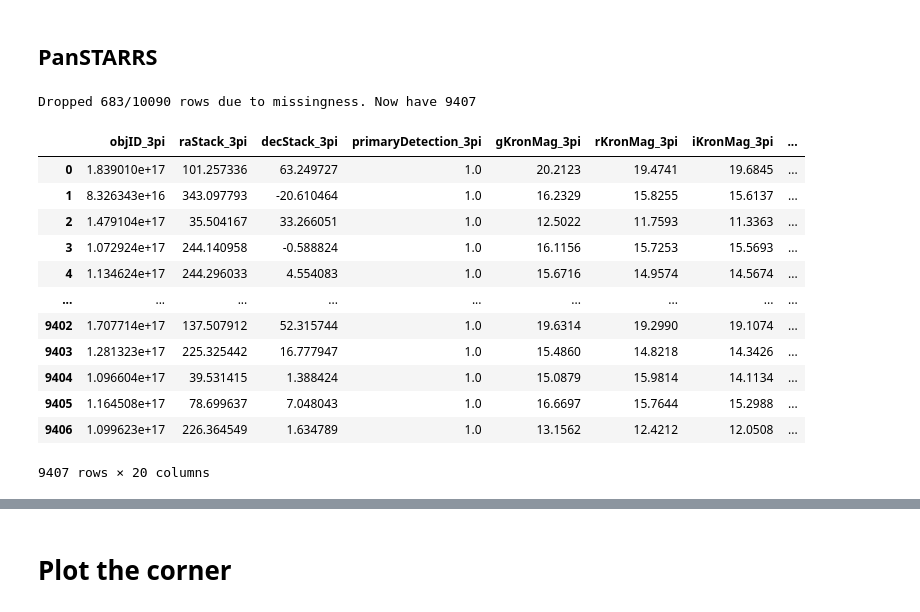
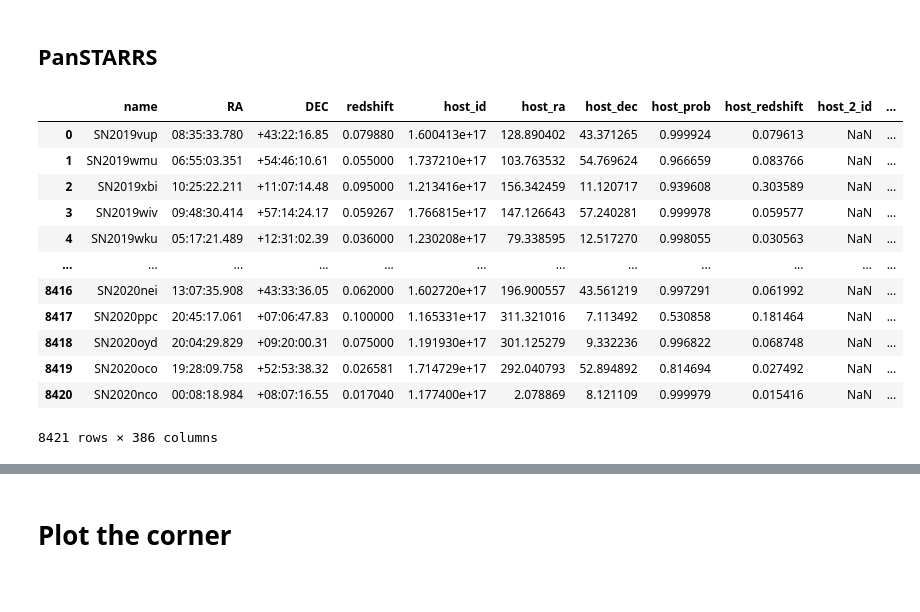
Before and after one commit to Adam-Boesky/astro_SPLASH, a Jupyter notebook: Paper/all_corner.ipynb, the cells around one changed output, grey strips where cells are left out. Drawn from its saved outputs; the diff is of its cells as text; code cells hidden in the pictures.

```diff
--- a/Paper/all_corner.ipynb
+++ b/Paper/all_corner.ipynb
@@ -270,23 +277,3 @@ prop_keys = ['angular_separation_arcsec', 'log_Mstar_best', 'log_SFR_best', 'red
 zou_props = zou_df[prop_keys].to_numpy()
 # %% [markdown]
 ## PanSTARRS
-# %%
-# Get the preprocessed pstar data
-panstarr_tab = ascii.read("/Users/adamboesky/Research/ay98/clean_data/panstarrs_hosts_pcc_final.ecsv", delimiter=' ', format='ecsv')
-panstarr_df = propocess_tab(panstarr_tab)
-panstarr_df
-# %% [output]
-Dropped 683/10090 rows due to missingness. Now have 9407
-|  | objID_3pi | raStack_3pi | decStack_3pi | primaryDetection_3pi | gKronMag_3pi | rKronMag_3pi | iKronMag_3pi | ... |
-| 0 | 1.839010e+17 | 101.257336 | 63.249727 | 1.0 | 20.2123 | 19.4741 | 19.6845 | ... |
-| 1 | 8.326343e+16 | 343.097793 | -20.610464 | 1.0 | 16.2329 | 15.8255 | 15.6137 | ... |
-| 2 | 1.479104e+17 | 35.504167 | 33.266051 | 1.0 | 12.5022 | 11.7593 | 11.3363 | ... |
-| 3 | 1.072924e+17 | 244.140958 | -0.588824 | 1.0 | 16.1156 | 15.7253 | 15.5693 | ... |
-| 4 | 1.134624e+17 | 244.296033 | 4.554083 | 1.0 | 15.6716 | 14.9574 | 14.5674 | ... |
-| ... | ... | ... | ... | ... | ... | ... | ... | ... |
-| 9402 | 1.707714e+17 | 137.507912 | 52.315744 | 1.0 | 19.6314 | 19.2990 | 19.1074 | ... |
-| 9403 | 1.281323e+17 | 225.325442 | 16.777947 | 1.0 | 15.4860 | 14.8218 | 14.3426 | ... |
-| 9404 | 1.096604e+17 | 39.531415 | 1.388424 | 1.0 | 15.0879 | 15.9814 | 14.1134 | ... |
-| 9405 | 1.164508e+17 | 78.699637 | 7.048043 | 1.0 | 16.6697 | 15.7644 | 15.2988 | ... |
-| 9406 | 1.099623e+17 | 226.364549 | 1.634789 | 1.0 | 13.1562 | 12.4212 | 12.0508 | ... |
-9407 rows × 20 columns
@@ -300,0 +280,17 @@ pstar_ang_sep = panstarr_df['angular_separation_arcsec'].to_numpy()
+# %%
+panstarr_tab = pd.read_csv('/Users/adamboesky/Research/ay98/clean_data/panstarrs_hosts_prost/merged.ecsv')
+panstarr_tab
+# %% [output]
+|  | name | RA | DEC | redshift | host_id | host_ra | host_dec | host_prob | host_redshift | host_2_id | ... |
+| 0 | SN2019vup | 08:35:33.780 | +43:22:16.85 | 0.079880 | 1.600413e+17 | 128.890402 | 43.371265 | 0.999924 | 0.079613 | NaN | ... |
+| 1 | SN2019wmu | 06:55:03.351 | +54:46:10.61 | 0.055000 | 1.737210e+17 | 103.763532 | 54.769624 | 0.966659 | 0.083766 | NaN | ... |
+| 2 | SN2019xbi | 10:25:22.211 | +11:07:14.48 | 0.095000 | 1.213416e+17 | 156.342459 | 11.120717 | 0.939608 | 0.303589 | NaN | ... |
+| 3 | SN2019wiv | 09:48:30.414 | +57:14:24.17 | 0.059267 | 1.766815e+17 | 147.126643 | 57.240281 | 0.999978 | 0.059577 | NaN | ... |
+| 4 | SN2019wku | 05:17:21.489 | +12:31:02.39 | 0.036000 | 1.230208e+17 | 79.338595 | 12.517270 | 0.998055 | 0.030563 | NaN | ... |
+| ... | ... | ... | ... | ... | ... | ... | ... | ... | ... | ... | ... |
+| 8416 | SN2020nei | 13:07:35.908 | +43:33:36.05 | 0.062000 | 1.602720e+17 | 196.900557 | 43.561219 | 0.997291 | 0.061992 | NaN | ... |
+| 8417 | SN2020ppc | 20:45:17.061 | +07:06:47.83 | 0.100000 | 1.165331e+17 | 311.321016 | 7.113492 | 0.530858 | 0.181464 | NaN | ... |
+| 8418 | SN2020oyd | 20:04:29.829 | +09:20:00.31 | 0.075000 | 1.191930e+17 | 301.125279 | 9.332236 | 0.996822 | 0.068748 | NaN | ... |
+| 8419 | SN2020oco | 19:28:09.758 | +52:53:38.32 | 0.026581 | 1.714729e+17 | 292.040793 | 52.894892 | 0.814694 | 0.027492 | NaN | ... |
+| 8420 | SN2020nco | 00:08:18.984 | +08:07:16.55 | 0.017040 | 1.177400e+17 | 2.078869 | 8.121109 | 0.999979 | 0.015416 | NaN | ... |
+8421 rows × 386 columns
```
Also changed, not shown: parts of 11 cells of this notebook, 41 other files.
